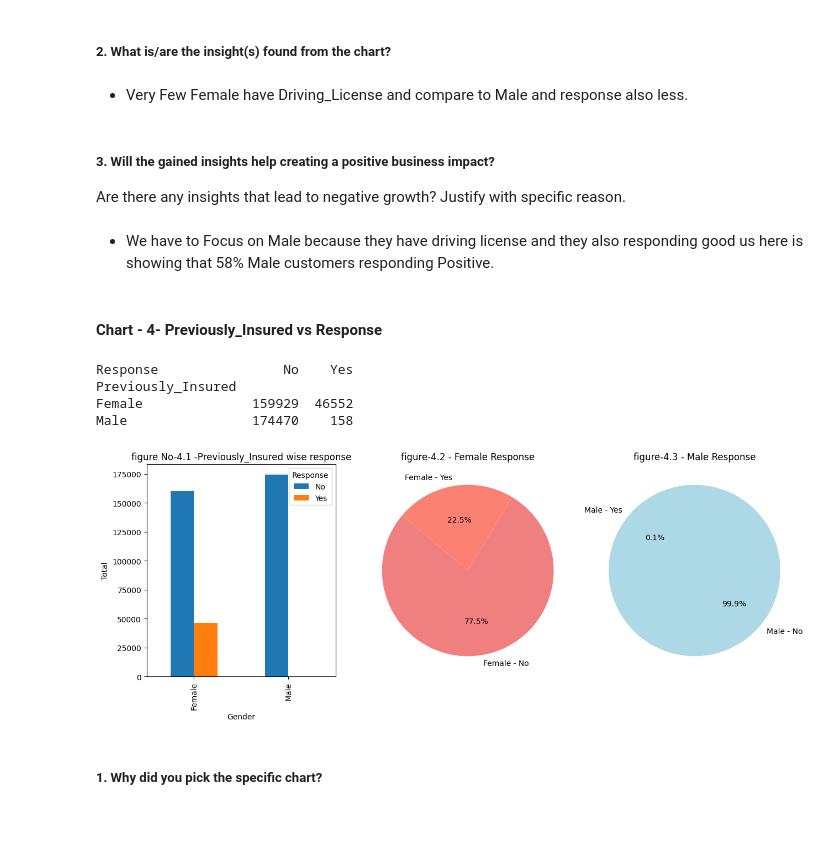
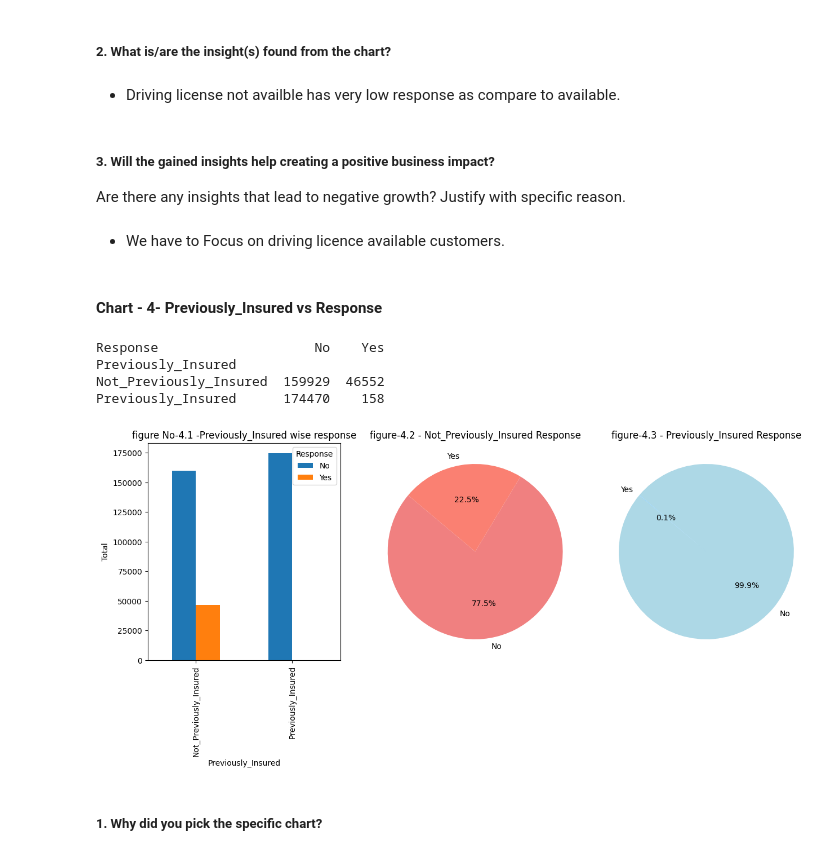
Before and after one commit to chetansgode/Health_Insurance_Cross_Sales_Prediction_classification, a Jupyter notebook: Health_Insurance_Cross_Sales_Prediction_classification.ipynb, the cells around one changed output. Saved outputs shown, nothing was run; the diff lists cells and outputs as text; code cells hidden in the pictures; blank space fills up the shorter version.

```diff
--- a/Health_Insurance_Cross_Sales_Prediction_classification.ipynb
+++ b/Health_Insurance_Cross_Sales_Prediction_classification.ipynb
@@ -519,13 +519,13 @@ plt.show()
 * To compare easily.
 # %% [markdown]
 ##### 2. What is/are the insight(s) found from the chart?
-# %% [markdown]
-* Very Few Female have Driving_License and compare to Male and response also less.
+# %% [markdown]
+* Driving license not availble has very low response as compare to available.
 # %% [markdown]
 ##### 3. Will the gained insights help creating a positive business impact?
 Are there any insights that lead to negative growth? Justify with specific reason.
-# %% [markdown]
-* We have to Focus on Male because they have driving license and they also responding good us here is showing that 58% Male customers responding Positive.
+# %% [markdown]
+* We have to Focus on driving licence available customers.
 # %% [markdown]
 #### Chart - 4- Previously_Insured vs Response
 # %%
@@ -533,42 +533,42 @@ Are there any insights that lead to negative growth? Justify with specific reaso
 
 # Previously_Insured wise customers response
 a=df.groupby('Previously_Insured')['Response'].value_counts().unstack()
-a.rename(columns={0:'No',1:'Yes'},index={0:'Female',1:'Male'},inplace=True)
+a.rename(columns={0:'No',1:'Yes'},index={0:'Not_Previously_Insured',1:'Previously_Insured'},inplace=True)
 print(a)
 # %% [output]
-Response                No    Yes
+Response                    No    Yes
 Previously_Insured
-Female              159929  46552
-Male                174470    158
+Not_Previously_Insured  159929  46552
+Previously_Insured      174470    158
 # %%
 # Chart - 4 visualization code-Previously_Insured vs Response
 
 fig,axs=plt.subplots(1,3,figsize=(15,5))
 a.plot(kind='bar',ax=axs[0])
 axs[0].set_title('figure No-4.1 -Previously_Insured wise response')
-axs[0].set_xlabel('Gender')
+axs[0].set_xlabel('Previously_Insured')
 axs[0].set_ylabel('Total')
 
 
 # Data for pie chart plot to see in percent.
-Previously_Insured_female = [159929 , 46552]
-categories_female = ['Female - No', 'Female - Yes']
-Previously_Insured_male = [ 174470   , 158]
-categories_male = ['Male - No', 'Male - Yes']
+Not_Previously_Insured = [159929 , 46552]
+categories_female = ['No', 'Yes']
+Previously_Insured = [ 174470   , 158]
+categories_male = ['No', 'Yes']
 
 # Plotting the pie chart
 
-axs[1].pie(Previously_Insured_female, labels=categories_female, autopct='%1.1f%%', startangle=140, colors=['lightcoral', 'salmon', ])
+axs[1].pie(Not_Previously_Insured, labels=categories_female, autopct='%1.1f%%', startangle=140, colors=['lightcoral', 'salmon', ])
 
 axs[1].axis('equal')
-axs[1].set_title('figure-4.2 - Female Response')
+axs[1].set_title('figure-4.2 - Not_Previously_Insured Response')
 
-axs[2].pie(Previously_Insured_male, labels=categories_male, autopct='%1.1f%%', startangle=140, colors=[ 'lightblue', 'lightskyblue'])
-axs[2].set_title('figure-4.3 - Male Response')
+axs[2].pie(Previously_Insured, labels=categories_male, autopct='%1.1f%%', startangle=140, colors=[ 'lightblue', 'lightskyblue'])
+axs[2].set_title('figure-4.3 - Previously_Insured Response')
 axs[2].axis('equal')
 plt.show()
 # %% [output]
-[figure, old version]
+[figure, new version]
 # %% [markdown]
 ##### 1. Why did you pick the specific chart?
 # %% [markdown]
```
Also changed, not shown: parts of 29 cells of this notebook.
